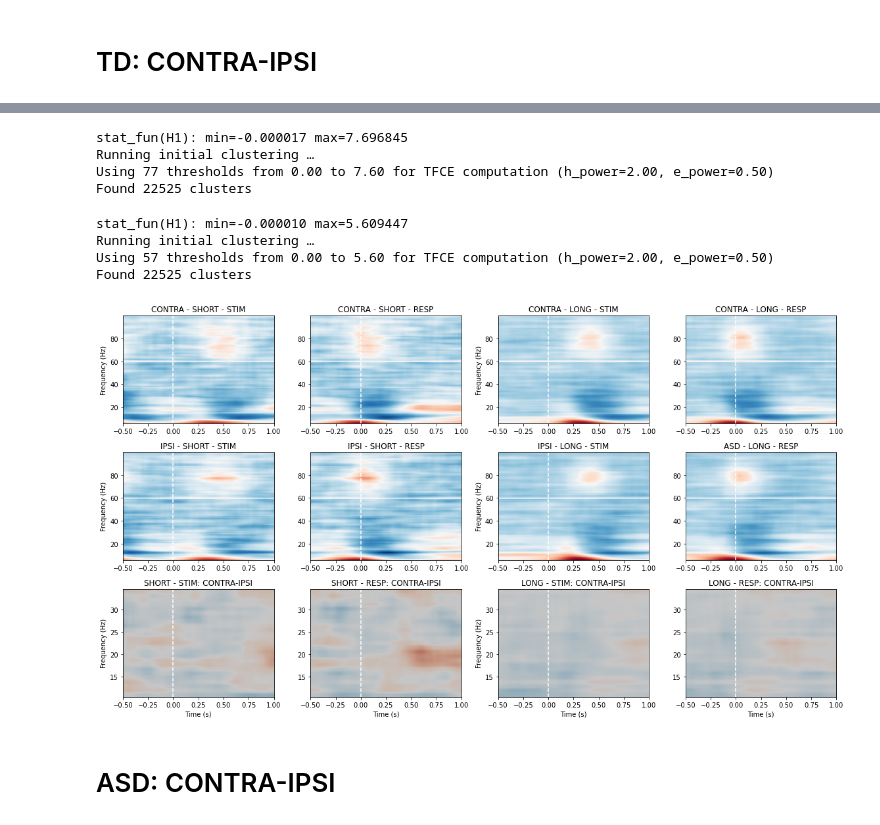
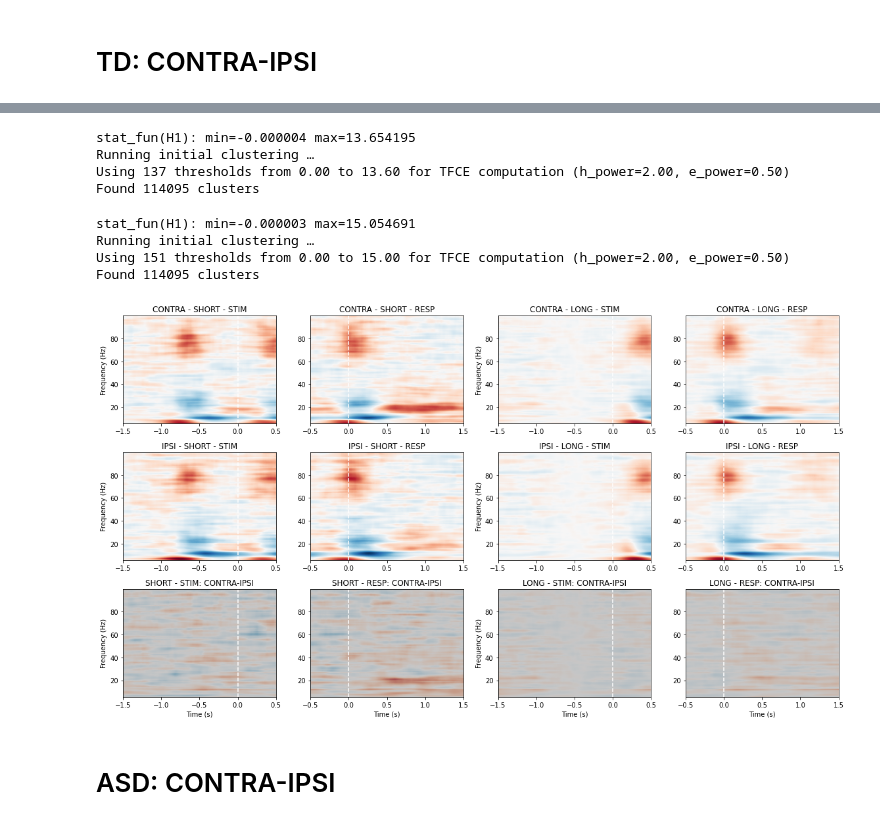
Before and after one commit to danclab/gogo_bursts, a Jupyter notebook: analyze_beta_power.ipynb, the cells around one changed output, grey strips where cells are left out. Saved outputs shown, nothing was run; the diff lists cells and outputs as text; code cells hidden in the pictures.

```diff
--- a/analyze_beta_power.ipynb
+++ b/analyze_beta_power.ipynb
@@ -1655,7 +1659,7 @@ ax.imshow(
     contra_stim_short,
     origin='lower',
     aspect='auto',
-    extent=(tf_time[0], tf_time[-1], tf_freqs[0], tf_freqs[-1]),
+    extent=(tf_stim_time[0], tf_stim_time[-1], tf_freqs[0], tf_freqs[-1]),
     vmin=min_val,
     vmax=max_val,
     cmap='RdBu_r'
@@ -1669,7 +1673,7 @@ ax.imshow(
     contra_resp_short,
     origin='lower',
     aspect='auto',
-    extent=(tf_time[0], tf_time[-1], tf_freqs[0], tf_freqs[-1]),
+    extent=(tf_resp_time[0], tf_resp_time[-1], tf_freqs[0], tf_freqs[-1]),
     vmin=min_val,
     vmax=max_val,
     cmap='RdBu_r'
@@ -1682,7 +1686,7 @@ ax.imshow(
     contra_stim_long,
     origin='lower',
     aspect='auto',
-    extent=(tf_time[0], tf_time[-1], tf_freqs[0], tf_freqs[-1]),
+    extent=(tf_stim_time[0], tf_stim_time[-1], tf_freqs[0], tf_freqs[-1]),
     vmin=min_val,
     vmax=max_val,
     cmap='RdBu_r'
@@ -1696,7 +1700,7 @@ ax.imshow(
     contra_resp_long,
     origin='lower',
     aspect='auto',
-    extent=(tf_time[0], tf_time[-1], tf_freqs[0], tf_freqs[-1]),
+    extent=(tf_resp_time[0], tf_resp_time[-1], tf_freqs[0], tf_freqs[-1]),
     vmin=min_val,
     vmax=max_val,
     cmap='RdBu_r'
@@ -1709,7 +1713,7 @@ ax.imshow(
     ipsi_stim_short,
     origin='lower',
     aspect='auto',
-    extent=(tf_time[0], tf_time[-1], tf_freqs[0], tf_freqs[-1]),
+    extent=(tf_stim_time[0], tf_stim_time[-1], tf_freqs[0], tf_freqs[-1]),
     vmin=min_val,
     vmax=max_val,
     cmap='RdBu_r'
@@ -1723,7 +1727,7 @@ ax.imshow(
     ipsi_resp_short,
     origin='lower',
     aspect='auto',
-    extent=(tf_time[0], tf_time[-1], tf_freqs[0], tf_freqs[-1]),
+    extent=(tf_resp_time[0], tf_resp_time[-1], tf_freqs[0], tf_freqs[-1]),
     vmin=min_val,
     vmax=max_val,
     cmap='RdBu_r'
@@ -1736,7 +1740,7 @@ ax.imshow(
     ipsi_stim_long,
     origin='lower',
     aspect='auto',
-    extent=(tf_time[0], tf_time[-1], tf_freqs[0], tf_freqs[-1]),
+    extent=(tf_stim_time[0], tf_stim_time[-1], tf_freqs[0], tf_freqs[-1]),
     vmin=min_val,
     vmax=max_val,
     cmap='RdBu_r'
@@ -1750,27 +1754,26 @@ ax.imshow(
     ipsi_resp_long,
     origin='lower',
     aspect='auto',
-    extent=(tf_time[0], tf_time[-1], tf_freqs[0], tf_freqs[-1]),
+    extent=(tf_resp_time[0], tf_resp_time[-1], tf_freqs[0], tf_freqs[-1]),
     vmin=min_val,
     vmax=max_val,
     cmap='RdBu_r'
 )
 ax.axvline(0,color='w',linestyle='--')
-ax.set_title('ASD - LONG - RESP')
+ax.set_title('IPSI - LONG - RESP')
 
-comp_f_idx=(tf_freqs>10) & (tf_freqs<35)
-short_stim_diff=contra_stim_short[comp_f_idx,:]-ipsi_stim_short[comp_f_idx,:]
-short_resp_diff=contra_resp_short[comp_f_idx,:]-ipsi_resp_short[comp_f_idx,:]
-long_stim_diff=contra_stim_long[comp_f_idx,:]-ipsi_stim_long[comp_f_idx,:]
-long_resp_diff=contra_resp_long[comp_f_idx,:]-ipsi_resp_long[comp_f_idx,:]
+short_stim_diff=contra_stim_short-ipsi_stim_short
+short_resp_diff=contra_resp_short-ipsi_resp_short
+long_stim_diff=contra_stim_long-ipsi_stim_long
+long_resp_diff=contra_resp_long-ipsi_resp_long
 
 all_diff=np.vstack([short_stim_diff[:], short_resp_diff[:], ipsi_stim_diff[:], ipsi_resp_diff[:]])
 max_abs=np.max(np.abs(all_diff[:]))
-n_jobs=-1
+n_jobs=2
 
 ax=plt.subplot(3,4,9)
 
-data = [tf_bc['TD']['STIM']['SHORT']['contra'][:,comp_f_idx,:], tf_bc['TD']['STIM']['SHORT']['ipsi'][:,comp_f_idx,:]]
+data = [tf_bc['TD']['STIM']['SHORT']['contra'], tf_bc['TD']['STIM']['SHORT']['ipsi']]
 T_obs, clusters, cluster_p_values, H0 = mne.stats.permutation_cluster_test(
     data,
     threshold=threshold_tfce,
@@ -1783,7 +1786,7 @@ ax.imshow(
     short_stim_diff,
     origin='lower',
     aspect='auto',
-    extent=(tf_time[0], tf_time[-1], tf_freqs[comp_f_idx][0], tf_freqs[comp_f_idx][-1]),
+    extent=(tf_stim_time[0], tf_stim_time[-1], tf_freqs[0], tf_freqs[-1]),
     cmap='RdBu_r',
     vmin=-max_abs,
     vmax=max_abs
@@ -1809,8 +1812,8 @@ ax.imshow(
     overlay,
     origin='lower',
     aspect='auto',
-    extent=(tf_time[0], tf_time[-1],
-            tf_freqs[comp_f_idx][0], tf_freqs[comp_f_idx][-1])
+    extent=(tf_stim_time[0], tf_stim_time[-1],
+            tf_freqs[0], tf_freqs[-1])
 )
 
 ax.axvline(0,color='w',linestyle='--')
@@ -1820,7 +1823,7 @@ ax.set_title('SHORT - STIM: CONTRA-IPSI')
 
 ax=plt.subplot(3,4,10)
 
-data = [tf_bc['TD']['RESP']['SHORT']['contra'][:,comp_f_idx,:], tf_bc['TD']['RESP']['SHORT']['ipsi'][:,comp_f_idx,:]]
+data = [tf_bc['TD']['RESP']['SHORT']['contra'], tf_bc['TD']['RESP']['SHORT']['ipsi']]
 T_obs, clusters, cluster_p_values, H0 = mne.stats.permutation_cluster_test(
     data,
     threshold=threshold_tfce,
@@ -1833,7 +1836,7 @@ ax.imshow(
     short_resp_diff,
     origin='lower',
     aspect='auto',
-    extent=(tf_time[0], tf_time[-1], tf_freqs[comp_f_idx][0], tf_freqs[comp_f_idx][-1]),
+    extent=(tf_resp_time[0], tf_resp_time[-1], tf_freqs[0], tf_freqs[-1]),
     cmap='RdBu_r',
     vmin=-max_abs,
     vmax=max_abs
@@ -1859,8 +1862,8 @@ ax.imshow(
     overlay,
     origin='lower',
     aspect='auto',
-    extent=(tf_time[0], tf_time[-1],
-            tf_freqs[comp_f_idx][0], tf_freqs[comp_f_idx][-1])
+    extent=(tf_resp_time[0], tf_resp_time[-1],
+            tf_freqs[0], tf_freqs[-1])
 )
 
 ax.axvline(0,color='w',linestyle='--')
@@ -1869,7 +1872,7 @@ ax.set_title('SHORT - RESP: CONTRA-IPSI')
 
 ax=plt.subplot(3,4,11)
 
-data = [tf_bc['TD']['STIM']['LONG']['contra'][:,comp_f_idx,:], tf_bc['TD']['STIM']['LONG']['ipsi'][:,comp_f_idx,:]]
+data = [tf_bc['TD']['STIM']['LONG']['contra'], tf_bc['TD']['STIM']['LONG']['ipsi']]
 T_obs, clusters, cluster_p_values, H0 = mne.stats.permutation_cluster_test(
     data,
     threshold=threshold_tfce,
@@ -1882,7 +1885,7 @@ ax.imshow(
     long_stim_diff,
     origin='lower',
     aspect='auto',
-    extent=(tf_time[0], tf_time[-1], tf_freqs[comp_f_idx][0], tf_freqs[comp_f_idx][-1]),
+    extent=(tf_stim_time[0], tf_stim_time[-1], tf_freqs[0], tf_freqs[-1]),
     cmap='RdBu_r',
     vmin=-max_abs,
     vmax=max_abs
@@ -1908,8 +1911,8 @@ ax.imshow(
     overlay,
     origin='lower',
     aspect='auto',
-    extent=(tf_time[0], tf_time[-1],
-            tf_freqs[comp_f_idx][0], tf_freqs[comp_f_idx][-1])
+    extent=(tf_stim_time[0], tf_stim_time[-1],
+            tf_freqs[0], tf_freqs[-1])
 )
 
 ax.axvline(0,color='w',linestyle='--')
@@ -1919,7 +1922,7 @@ ax.set_title('LONG - STIM: CONTRA-IPSI')
 
 ax=plt.subplot(3,4,12)
 
-data = [tf_bc['TD']['RESP']['LONG']['contra'][:,comp_f_idx,:], tf_bc['TD']['RESP']['LONG']['ipsi'][:,comp_f_idx,:]]
+data = [tf_bc['TD']['RESP']['LONG']['contra'], tf_bc['TD']['RESP']['LONG']['ipsi']]
 T_obs, clusters, cluster_p_values, H0 = mne.stats.permutation_cluster_test(
     data,
     threshold=threshold_tfce,
@@ -1932,7 +1935,7 @@ ax.imshow(
     long_resp_diff,
     origin='lower',
     aspect='auto',
-    extent=(tf_time[0], tf_time[-1], tf_freqs[comp_f_idx][0], tf_freqs[comp_f_idx][-1]),
+    extent=(tf_resp_time[0], tf_resp_time[-1], tf_freqs[0], tf_freqs[-1]),
     cmap='RdBu_r',
     vmin=-max_abs,
     vmax=max_abs
@@ -1958,8 +1961,8 @@ ax.imshow(
     overlay,
     origin='lower',
     aspect='auto',
-    extent=(tf_time[0], tf_time[-1],
-            tf_freqs[comp_f_idx][0], tf_freqs[comp_f_idx][-1])
+    extent=(tf_resp_time[0], tf_resp_time[-1],
+            tf_freqs[0], tf_freqs[-1])
 )
 
 ax.axvline(0,color='w',linestyle='--')
@@ -1979,12 +1982,12 @@ Found 22525 clusters
-stat_fun(H1): min=-0.000017 max=7.696845
+stat_fun(H1): min=-0.000004 max=13.654195
 Running initial clustering …
-Using 77 thresholds from 0.00 to 7.60 for TFCE computation (h_power=2.00, e_power=0.50)
-Found 22525 clusters
+Using 137 thresholds from 0.00 to 13.60 for TFCE computation (h_power=2.00, e_power=0.50)
+Found 114095 clusters
-stat_fun(H1): min=-0.000010 max=5.609447
+stat_fun(H1): min=-0.000003 max=15.054691
 Running initial clustering …
-Using 57 thresholds from 0.00 to 5.60 for TFCE computation (h_power=2.00, e_power=0.50)
-Found 22525 clusters
+Using 151 thresholds from 0.00 to 15.00 for TFCE computation (h_power=2.00, e_power=0.50)
+Found 114095 clusters
-[figure, old version]
+[figure, new version]
 # %% [markdown]
 # ASD: CONTRA-IPSI
 # %%
```
Also changed, not shown: parts of 11 cells of this notebook.
